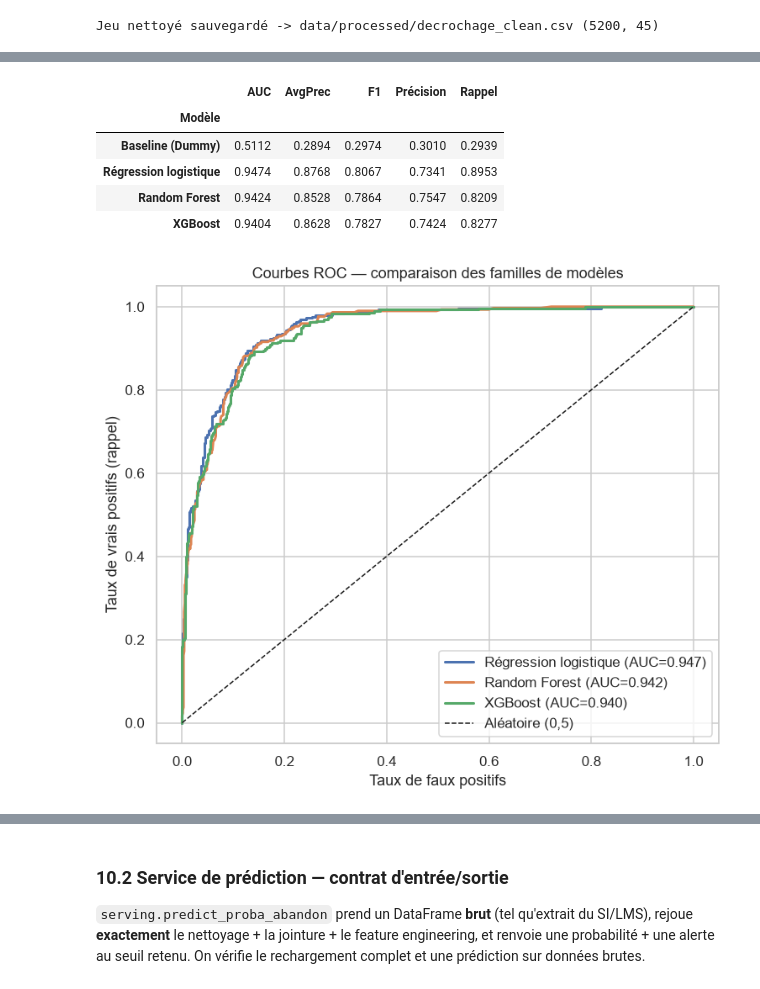
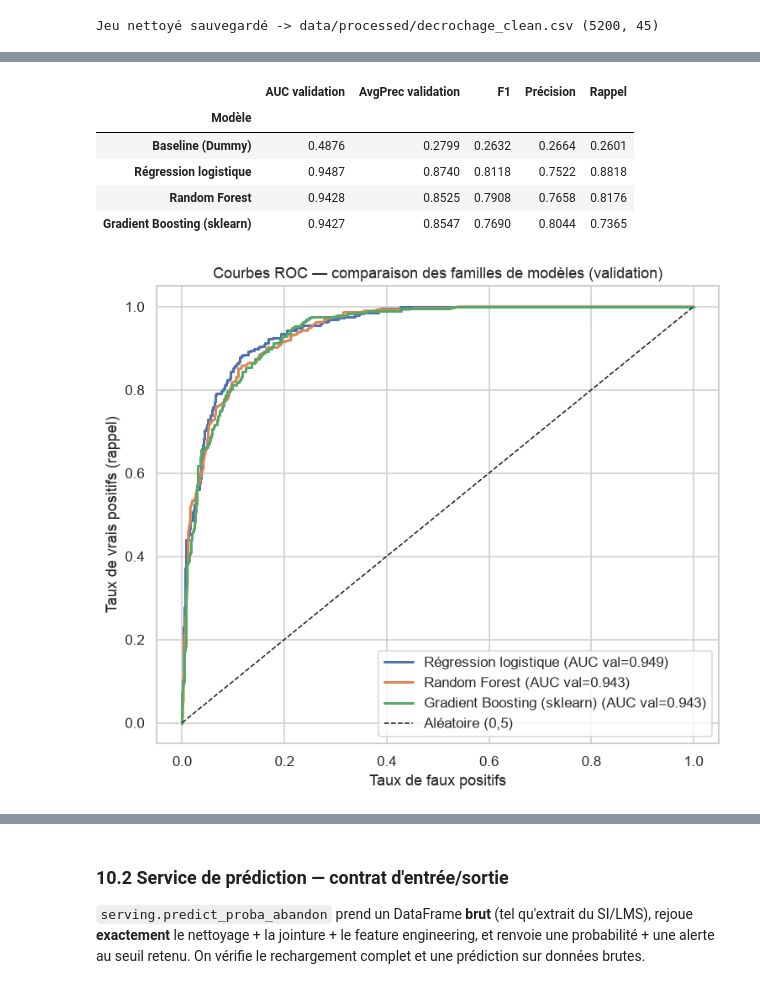
Before and after one commit to MichaeLab34/examen, a Jupyter notebook: notebooks/decrochage_etudiant.ipynb, the cells around one changed output, grey strips where cells are left out. Drawn from its saved outputs; the diff is of its cells as text; code cells hidden in the pictures.

```diff
--- a/notebooks/decrochage_etudiant.ipynb
+++ b/notebooks/decrochage_etudiant.ipynb
@@ -448,43 +549,53 @@ Train : 4160 | Test : 1040 | abandon train 28.4% / test 28.5%
 # %%
-rows, fitted = [], {}
+rows, fitted, failures = [], {}, []
 for name, clf in candidates.items():
     pipe = Pipeline([("pre", preprocess), ("clf", clf)])
-    pipe.fit(X_train, y_train)
-    proba = pipe.predict_proba(X_test)[:, 1]
+    try:
+        pipe.fit(X_train, y_train)
+        proba = pipe.predict_proba(X_val)[:, 1]
+    except Exception as exc:
+        failures.append({"Modèle": name, "Erreur": f"{type(exc).__name__}: {exc}"})
+        continue
     pred = (proba >= 0.5).astype(int)
-    rows.append({"Modèle": name,
-                 "AUC": roc_auc_score(y_test, proba),
-                 "AvgPrec": average_precision_score(y_test, proba),
-                 "F1": f1_score(y_test, pred),
-                 "Précision": precision_score(y_test, pred, zero_division=0),
-                 "Rappel": recall_score(y_test, pred)})
+    rows.append(
+        {
+            "Modèle": name,
+            "AUC validation": roc_auc_score(y_val, proba),
+            "AvgPrec validation": average_precision_score(y_val, proba),
+            "F1": f1_score(y_val, pred),
+            "Précision": precision_score(y_val, pred, zero_division=0),
+            "Rappel": recall_score(y_val, pred),
+        }
+    )
     fitted[name] = (pipe, proba)
 
+if failures:
+    display(pd.DataFrame(failures))
 compare = pd.DataFrame(rows).set_index("Modèle").round(4)
 compare
 # %% [output]
-|  | AUC | AvgPrec | F1 | Précision | Rappel |
+|  | AUC validation | AvgPrec validation | F1 | Précision | Rappel |
 | Modèle |  |  |  |  |  |
-| Baseline (Dummy) | 0.5112 | 0.2894 | 0.2974 | 0.3010 | 0.2939 |
-| Régression logistique | 0.9474 | 0.8768 | 0.8067 | 0.7341 | 0.8953 |
-| Random Forest | 0.9424 | 0.8528 | 0.7864 | 0.7547 | 0.8209 |
-| XGBoost | 0.9404 | 0.8628 | 0.7827 | 0.7424 | 0.8277 |
+| Baseline (Dummy) | 0.4876 | 0.2799 | 0.2632 | 0.2664 | 0.2601 |
+| Régression logistique | 0.9487 | 0.8740 | 0.8118 | 0.7522 | 0.8818 |
+| Random Forest | 0.9428 | 0.8525 | 0.7908 | 0.7658 | 0.8176 |
+| Gradient Boosting (sklearn) | 0.9427 | 0.8547 | 0.7690 | 0.8044 | 0.7365 |
 # %%
-# Courbes ROC des candidats (hors baseline)
+# Courbes ROC des candidats sur validation (hors baseline)
 plt.figure(figsize=(7, 6))
 for name, (pipe, proba) in fitted.items():
     if name.startswith("Baseline"):
         continue
-    fpr, tpr, _ = roc_curve(y_test, proba)
-    plt.plot(fpr, tpr, lw=2, label=f"{name} (AUC={roc_auc_score(y_test, proba):.3f})")
+    fpr, tpr, _ = roc_curve(y_val, proba)
+    plt.plot(fpr, tpr, lw=2, label=f"{name} (AUC val={roc_auc_score(y_val, proba):.3f})")
 plt.plot([0, 1], [0, 1], "k--", lw=1, label="Aléatoire (0,5)")
 plt.xlabel("Taux de faux positifs")
 plt.ylabel("Taux de vrais positifs (rappel)")
-plt.title("Courbes ROC — comparaison des familles de modèles")
+plt.title("Courbes ROC — comparaison des familles de modèles (validation)")
 plt.legend(loc="lower right")
 plt.tight_layout()
 plt.savefig(FIG / "roc_comparaison.png", bbox_inches="tight")
 plt.show()
 # %% [output]
-[figure, old version]
+[figure, new version]
 # %% [markdown]
```
Also changed, not shown: parts of 35 cells of this notebook, 1 other file.
